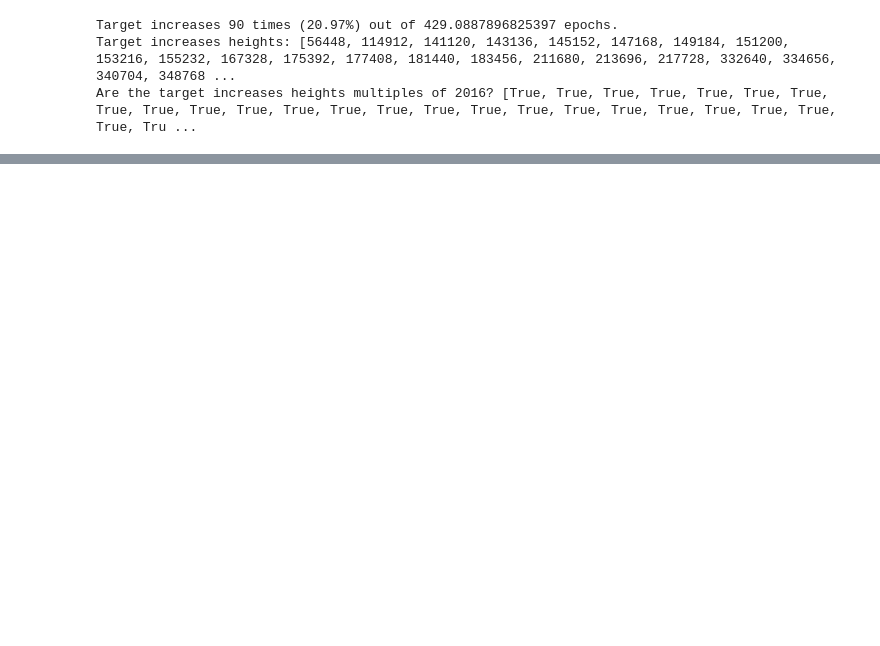
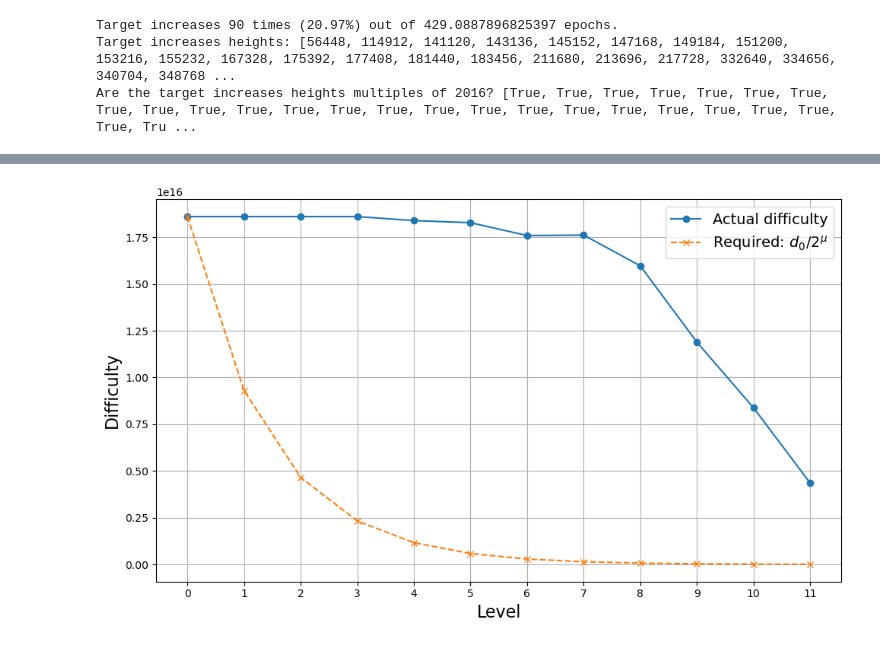
Before and after one commit to loicmiller/variable-mls, a Jupyter notebook: analysis/plots.ipynb, the cells around one changed output, grey strips where cells are left out. Drawn from its saved outputs; the diff is of its cells as text; code cells hidden in the pictures; blank space fills up the shorter version.

Commit message:
Difficulty vs required

```diff
--- a/analysis/plots.ipynb
+++ b/analysis/plots.ipynb
@@ -488,0 +487,35 @@ plt.show()
+# %%
+# Get the last row
+last_row = df.iloc[-1]
+
+# Get columns that match level_X_difficulty
+level_cols = sorted(
+    [col for col in df.columns if col.startswith("level_") and col.endswith("_difficulty")],
+    key=lambda c: int(c.split("_")[1])
+)
+
+# Get last row level difficulties
+last_row_difficulties = [last_row[col] for col in level_cols]
+
+# Compute required difficulties
+level_0_diff = last_row['level_0_difficulty']
+required_difficulties = [level_0_diff / (2 ** mu) for mu in range(len(level_cols))]
+
+# X-axis: level numbers
+levels = list(range(len(level_cols)))
+
+# Plot
+plt.figure(figsize=(10, 6))
+plt.plot(levels, last_row_difficulties, label='Actual difficulty', marker='o')
+plt.plot(levels, required_difficulties, label=r'Required: $d_0 / 2^\mu$', linestyle='--', marker='x')
+
+plt.xlabel('Level', fontsize=16)
+plt.ylabel('Difficulty', fontsize=16)
+plt.xticks(levels)
+plt.grid(True)
+plt.legend(fontsize=14)
+plt.tight_layout()
+plt.savefig("difficulty-vs-required-last-row.pdf", format="pdf")
+plt.show()
+# %% [output]
+[figure, added]
```
Also changed, not shown: parts of 15 cells of this notebook, 11 other files.
